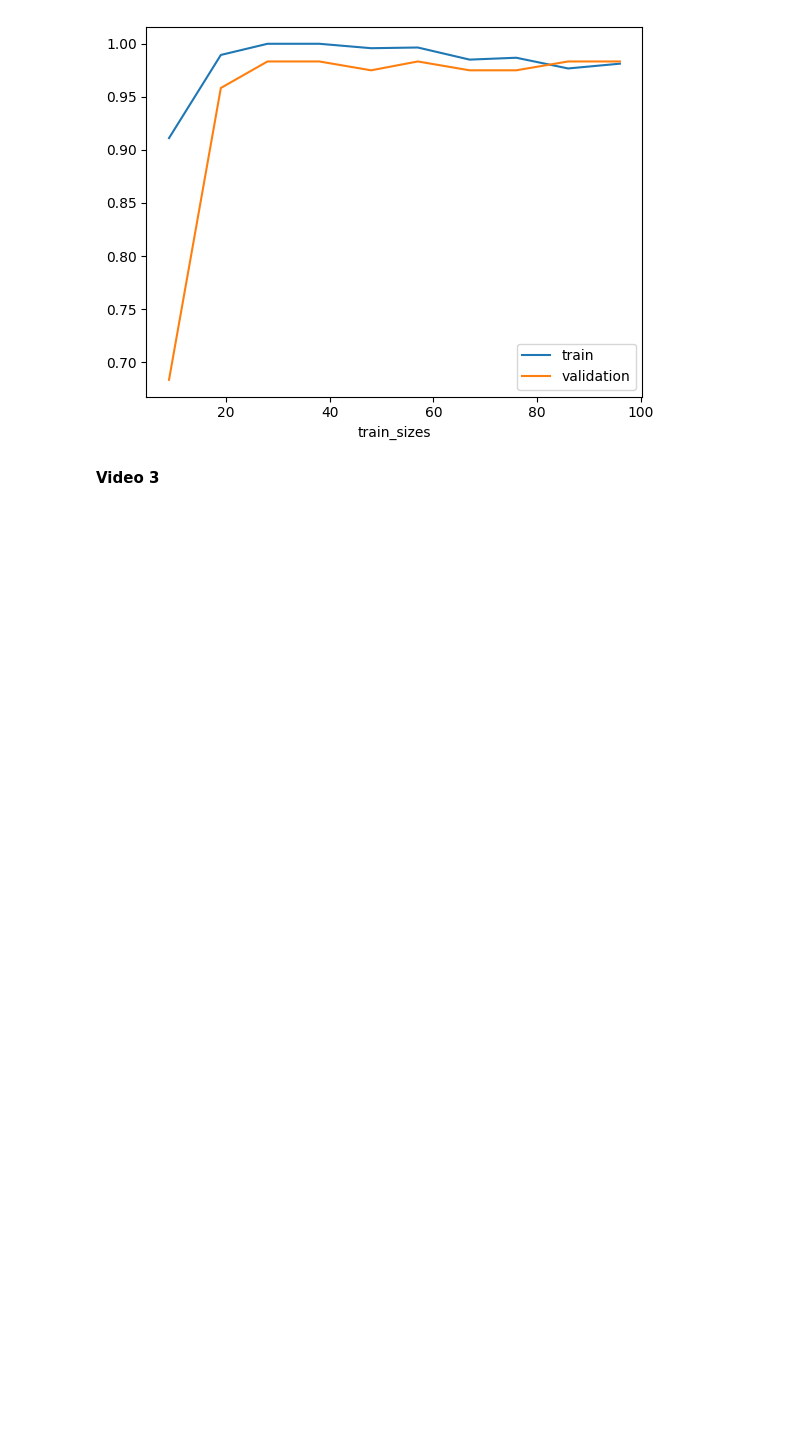
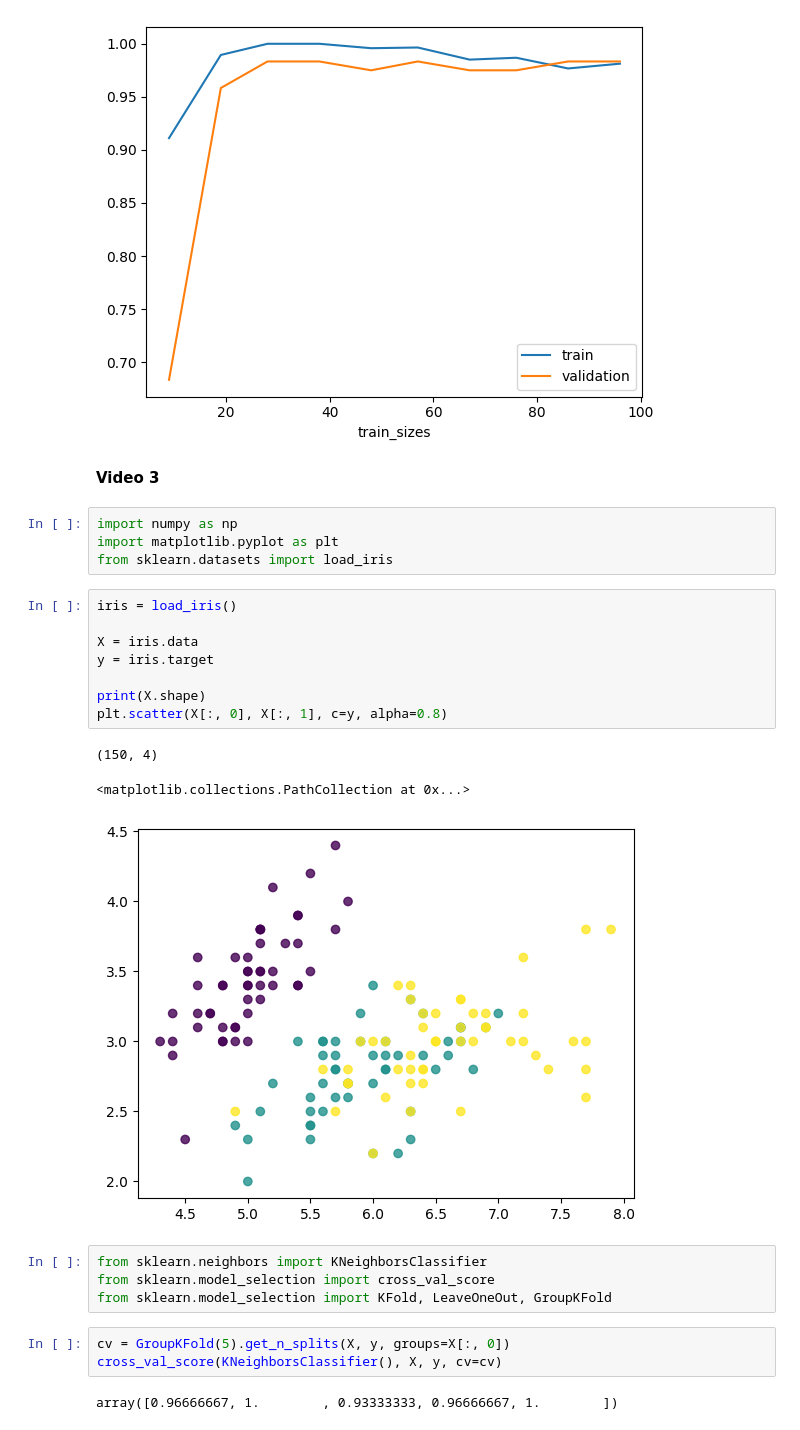
Before and after one commit to miguelDeSaAdegas/machineLearning, a Jupyter notebook: ExoVideoSemaine3.ipynb, the cells around one changed output. Saved outputs shown, nothing was run; the diff lists cells and outputs as text; blank space fills up the shorter version.

```diff
--- a/ExoVideoSemaine3.ipynb
+++ b/ExoVideoSemaine3.ipynb
@@ -180,3 +180,28 @@ plt.legend()
 [figure]
 # %% [markdown]
 **Video 3**
+# %%
+import numpy as np
+import matplotlib.pyplot as plt
+from sklearn.datasets import load_iris
+# %%
+iris = load_iris()
+
+X = iris.data
+y = iris.target
+
+print(X.shape)
+plt.scatter(X[:, 0], X[:, 1], c=y, alpha=0.8)
+# %% [output]
+(150, 4)
+<matplotlib.collections.PathCollection at 0x...>
+[figure, added]
+# %%
+from sklearn.neighbors import KNeighborsClassifier
+from sklearn.model_selection import cross_val_score
+from sklearn.model_selection import KFold, LeaveOneOut, GroupKFold
+# %%
+cv = GroupKFold(5).get_n_splits(X, y, groups=X[:, 0])
+cross_val_score(KNeighborsClassifier(), X, y, cv=cv)
+# %% [output]
+array([0.96666667, 1.        , 0.93333333, 0.96666667, 1.        ])
```
